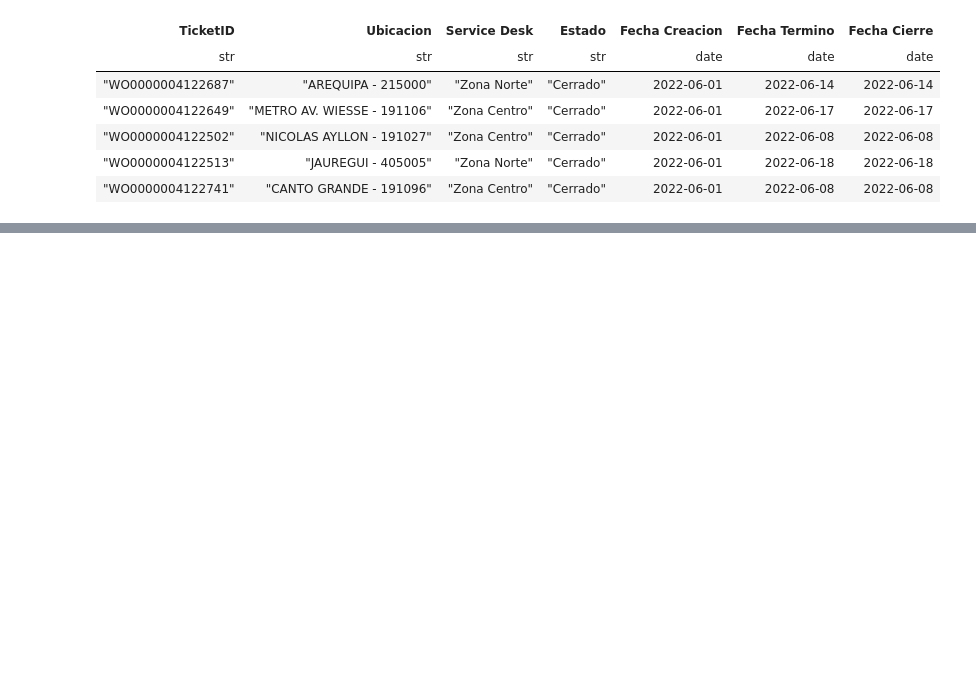
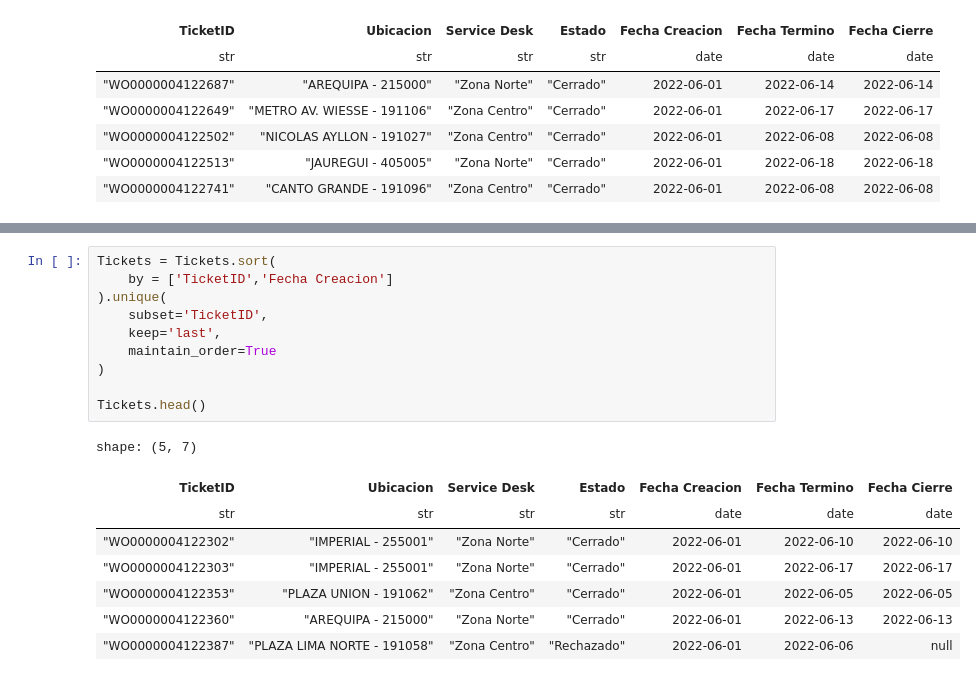
Before and after one commit to donh1t0/Python-for-ETL-E2, a Jupyter notebook: Proceso_ETL.ipynb, the cells around one changed output, grey strips where cells are left out. Saved outputs shown, nothing was run; the diff lists cells and outputs as text; blank space fills up the shorter version.

```diff
--- a/Proceso_ETL.ipynb
+++ b/Proceso_ETL.ipynb
@@ -190,0 +220,19 @@ shape: (5, 7)
+# %%
+Tickets = Tickets.sort(
+    by = ['TicketID','Fecha Creacion']
+).unique(
+    subset='TicketID',
+    keep='last',
+    maintain_order=True
+)
+
+Tickets.head()
+# %% [output]
+shape: (5, 7)
+| TicketID | Ubicacion | Service Desk | Estado | Fecha Creacion | Fecha Termino | Fecha Cierre |
+| str | str | str | str | date | date | date |
+| "WO0000004122302" | "IMPERIAL - 255001" | "Zona Norte" | "Cerrado" | 2022-06-01 | 2022-06-10 | 2022-06-10 |
+| "WO0000004122303" | "IMPERIAL - 255001" | "Zona Norte" | "Cerrado" | 2022-06-01 | 2022-06-17 | 2022-06-17 |
+| "WO0000004122353" | "PLAZA UNION - 191062" | "Zona Centro" | "Cerrado" | 2022-06-01 | 2022-06-05 | 2022-06-05 |
+| "WO0000004122360" | "AREQUIPA - 215000" | "Zona Norte" | "Cerrado" | 2022-06-01 | 2022-06-13 | 2022-06-13 |
+| "WO0000004122387" | "PLAZA LIMA NORTE - 191058" | "Zona Centro" | "Rechazado" | 2022-06-01 | 2022-06-06 | null |
```
Also changed, not shown: parts of 15 cells of this notebook.
